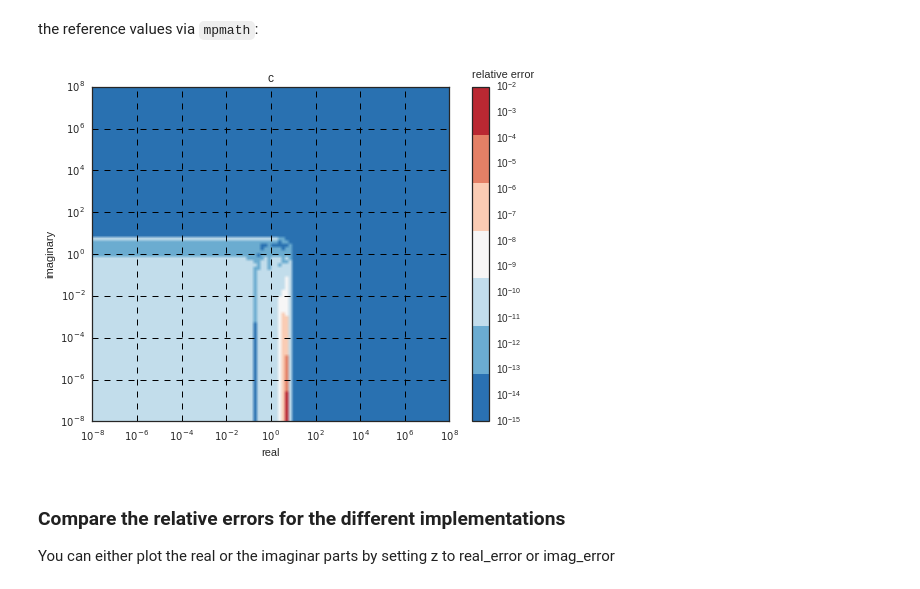
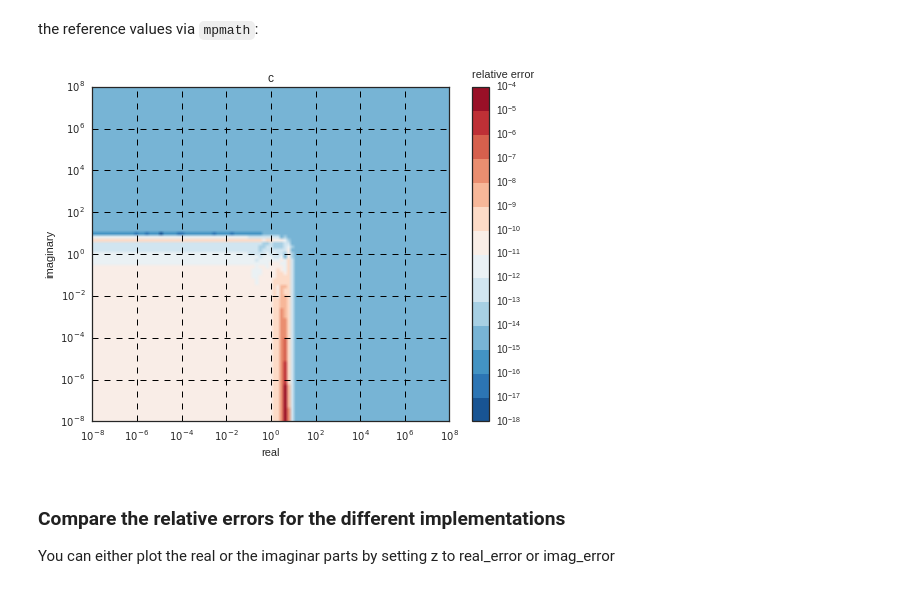
Before and after one commit to martinschwinzerl/faddeevas, a Jupyter notebook: benchmark.ipynb, the cells around one changed output. Saved outputs shown, nothing was run; the diff lists cells and outputs as text; code cells hidden in the pictures.

```diff
--- a/benchmark.ipynb
+++ b/benchmark.ipynb
@@ -199,7 +199,7 @@ import and numpy-vectorise the first f90 version:
 
 (N.B.: You need to have called the `Makefile` beforehand in order to have the compiled shared fortran libraries available!)
 # %%
-sys.path.append('cernlib_f90_1')
+sys.path.append('cernlib_f90')
 from wwerf import ccperrfr
 
-wofz_impl['f90-1'] = np.vectorize(ccperrfr)
+wofz_impl['f90'] = np.vectorize(ccperrfr)
@@ -210,8 +206,3 @@ import and numpy-vectorise the second f90 version:
-# %%
-sys.path.append('cernlib_f90_2')
-from wwerf2 import errf
-
-wofz_impl['f90-2'] = np.vectorize(errf)
 # %% [markdown]
 ### cernlib_root_adapted
 # %%
@@ -318,7 +309,7 @@ define range:
 exp_min = -8
 exp_max = 8
 
-r = 10**np.linspace(exp_min, exp_max, 102)
+r = 10**np.linspace(exp_min, exp_max, 101)
 x, y = np.meshgrid(r, r)
 # %% [markdown]
 the reference values via `mpmath`:
@@ -326,12 +317,13 @@ the reference values via `mpmath`:
 # takes ~10sec
 wr_ref, wi_ref = wofz_impl['mp'](x, y)
 # %%
-cmap_std = matplotlib.colors.ListedColormap(sns.color_palette("RdBu_r", 8))
-def plot_error(x,y,z, title, vextr=None):
+cmap_std = matplotlib.colors.ListedColormap(sns.color_palette("RdBu_r", 16))
+def plot_error(x,y,z, title, vextr=None, n_orders_div=1):
     fig, ax = plt.subplots(figsize=(8,6))
     if vextr is not None:
         z = np.clip(a=z, a_min=vextr[0], a_max=vextr[1])
-        n_orders = int(np.ceil(np.abs(np.log10(vextr[0]) - np.log10(vextr[1])))) // 2 + 1
+        n_orders = int(np.ceil(np.abs(np.log10(vextr[0]) -
+                                      np.log10(vextr[1])))) // n_orders_div #// 2 + 1
         cmap_idv = matplotlib.colors.ListedColormap(sns.color_palette("RdBu_r", n_orders))
         im  = ax.imshow(
                    #np.vectorize(mpmath.log10)(z).astype(np.float64),
@@ -342,34 +334,34 @@ def plot_error(x,y,z, title, vextr=None):
     else:
         im = ax.imshow(np.vectorize(mpmath.log10)(z).astype(np.float64),
                        origin="bottom",extent=[exp_min,exp_max,exp_min,exp_max],aspect='auto',
                        cmap=cmap_std)
 
     # Plot look: axes, title, ticks, ...
     cbar = plt.colorbar(im)
     cbar.set_label('relative error', labelpad=-18, y=1.05, rotation=0)
     ax.set_title(title)
     ax.set_xlabel('real')
     ax.set_ylabel('imaginary')
     ax.set_xticklabels([ "$10^{" + str(i) + "}$" for i in range(exp_min, exp_max + 1, 2)])
     ax.set_yticklabels([ "$10^{" + str(i) + "}$" for i in range(exp_min, exp_max + 1, 2)])
 
     ax.grid(True, c='black', ls='--')
 
     return fig, ax
 
 def get_extr(z):
     return [10**np.floor(np.log10(np.min(z.astype(np.float64)))),
             10**np.ceil(np.log10(np.max(z.astype(np.float64))))]
 
 test = True
 if test is True:
     wr, wi = wofz_impl['c'](x, y)
     z = abs(wr - wr_ref) / wr_ref
     #z = abs(wi - wi_ref)/wi_ref
     fig, ax = plot_error(x,y,z, title='c',
                          vextr=get_extr(z))
 # %% [output]
-[figure, old version]
+[figure, new version]
 # %% [markdown]
 ### Compare the relative errors for the different implementations
 You can either plot the real or the imaginar parts by setting z to real_error or imag_error
```
Also changed, not shown: parts of 9 cells of this notebook, 13 other files.
